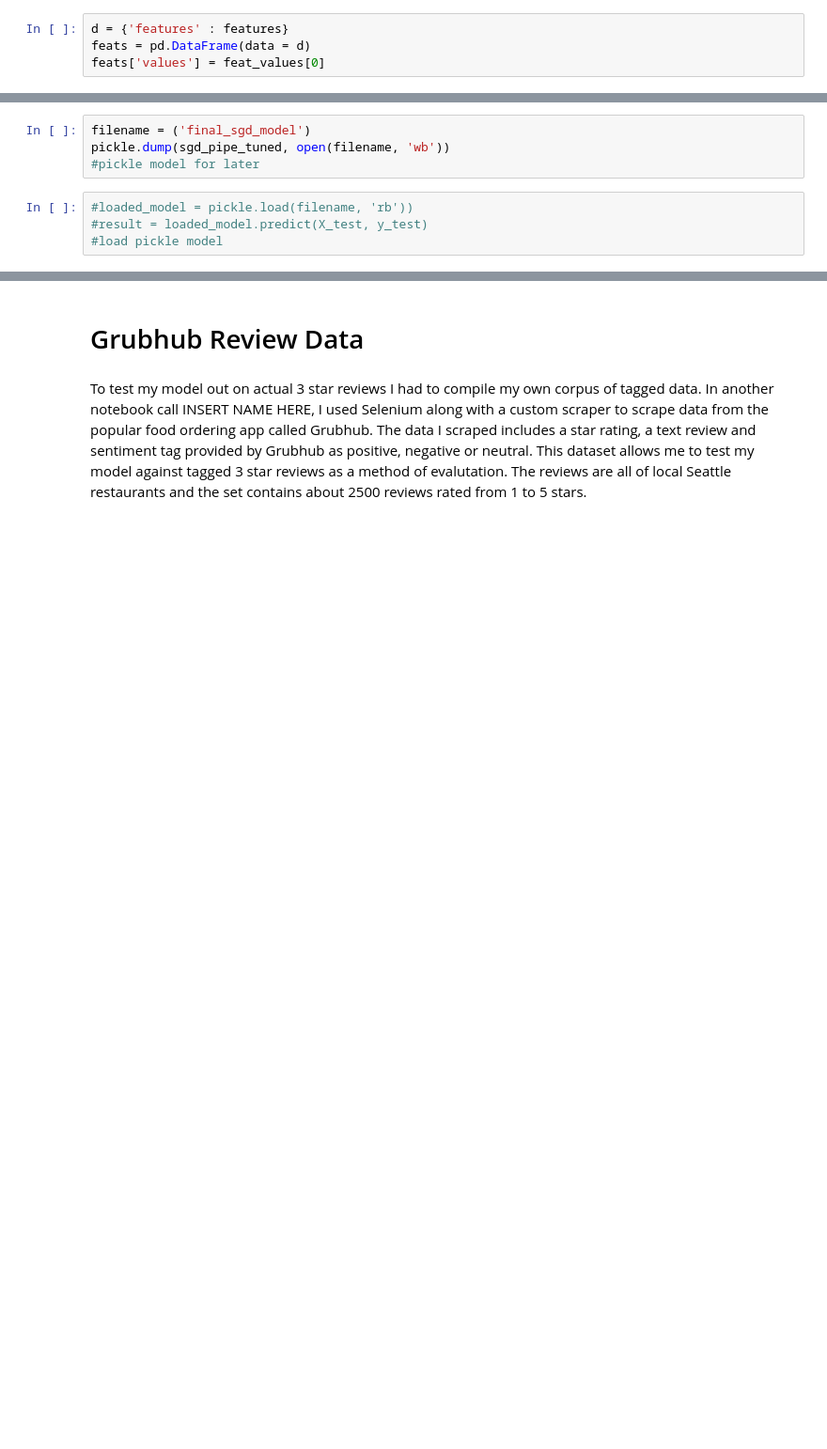
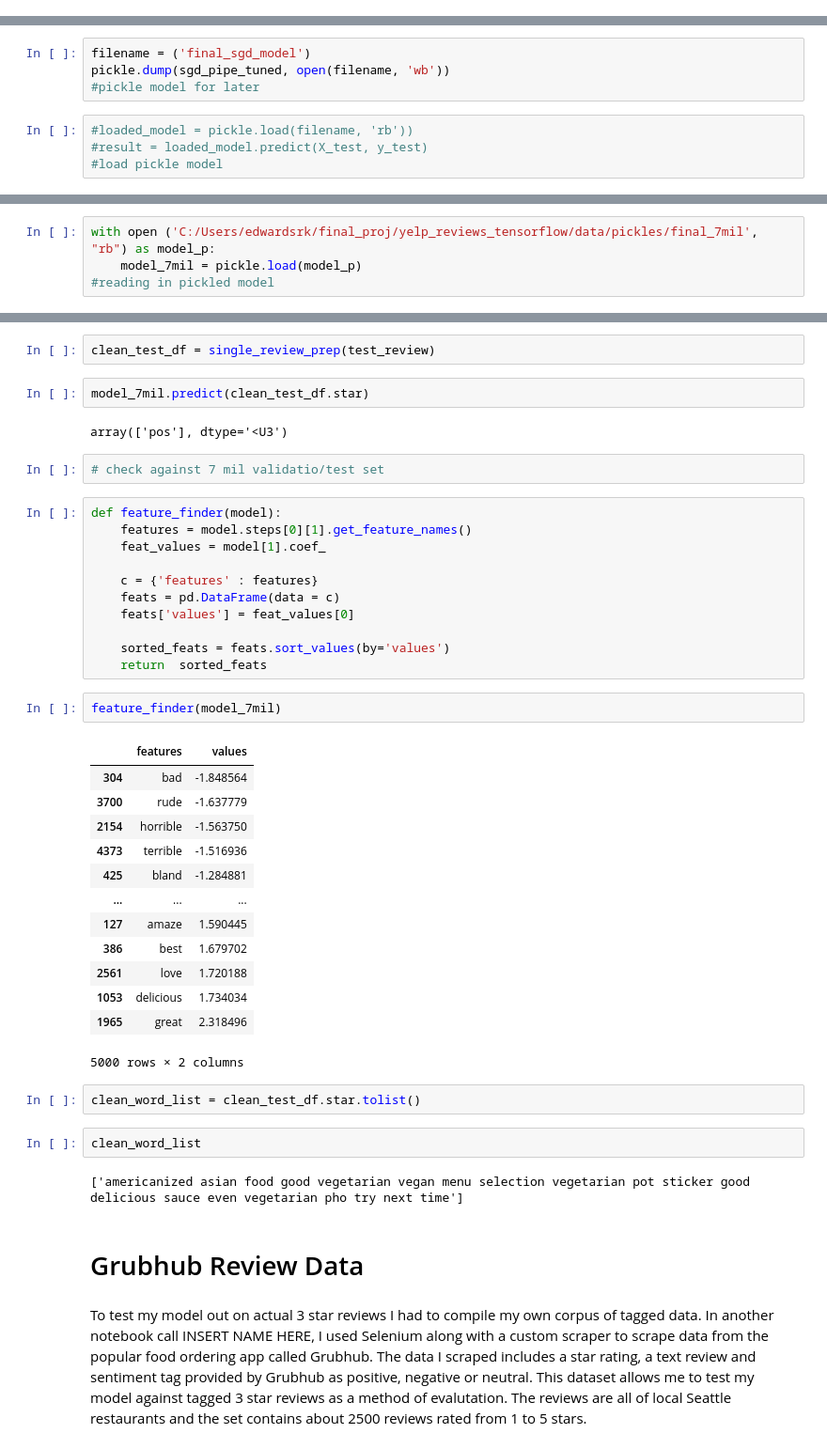
Before and after one commit to edwardsrk/yelp_reviews_tensorflow, a Jupyter notebook: yelp_final_notebook_7mil.ipynb, the cells around one changed output, grey strips where cells are left out. Shown at 94% size. Saved outputs shown, nothing was run; the diff lists cells and outputs as text; blank space fills up the shorter version.

```diff
--- a/yelp_final_notebook_7mil.ipynb
+++ b/yelp_final_notebook_7mil.ipynb
@@ -970,4 +970,0 @@ feat_values = sgd_pipe_tuned[1].coef_
-# %%
-d = {'features' : features}
-feats = pd.DataFrame(data = d)
-feats['values'] = feat_values[0]
@@ -1007,0 +1029,4 @@ pickle.dump(sgd_pipe_tuned, open(filename, 'wb'))
+# %%
+with open ('C:/Users/edwardsrk/final_proj/yelp_reviews_tensorflow/data/pickles/final_7mil', "rb") as model_p:
+    model_7mil = pickle.load(model_p)
+#reading in pickled model
@@ -1008,3 +1043,44 @@ pickle.dump(sgd_pipe_tuned, open(filename, 'wb'))
+# %%
+clean_test_df = single_review_prep(test_review)
+# %%
+model_7mil.predict(clean_test_df.star)
+# %% [output]
+array(['pos'], dtype='<U3')
+# %%
+# check against 7 mil validatio/test set
+# %%
+def feature_finder(model):
+    features = model.steps[0][1].get_feature_names()
+    feat_values = model[1].coef_
+
+    c = {'features' : features}
+    feats = pd.DataFrame(data = c)
+    feats['values'] = feat_values[0]
+
+    sorted_feats = feats.sort_values(by='values')
+    return  sorted_feats
+# %%
+feature_finder(model_7mil)
+# %% [output]
+|  | features | values |
+| 304 | bad | -1.848564 |
+| 3700 | rude | -1.637779 |
+| 2154 | horrible | -1.563750 |
+| 4373 | terrible | -1.516936 |
+| 425 | bland | -1.284881 |
+| ... | ... | ... |
+| 127 | amaze | 1.590445 |
+| 386 | best | 1.679702 |
+| 2561 | love | 1.720188 |
+| 1053 | delicious | 1.734034 |
+| 1965 | great | 2.318496 |
+5000 rows × 2 columns
+# %%
+clean_word_list = clean_test_df.star.tolist()
+# %%
+clean_word_list
+# %% [output]
+['americanized asian food good vegetarian vegan menu selection vegetarian pot sticker good delicious sauce even vegetarian pho try next time']
 # %% [markdown]
 # Grubhub Review Data
 # %% [markdown]
```
Also changed, not shown: parts of 25 cells of this notebook.
